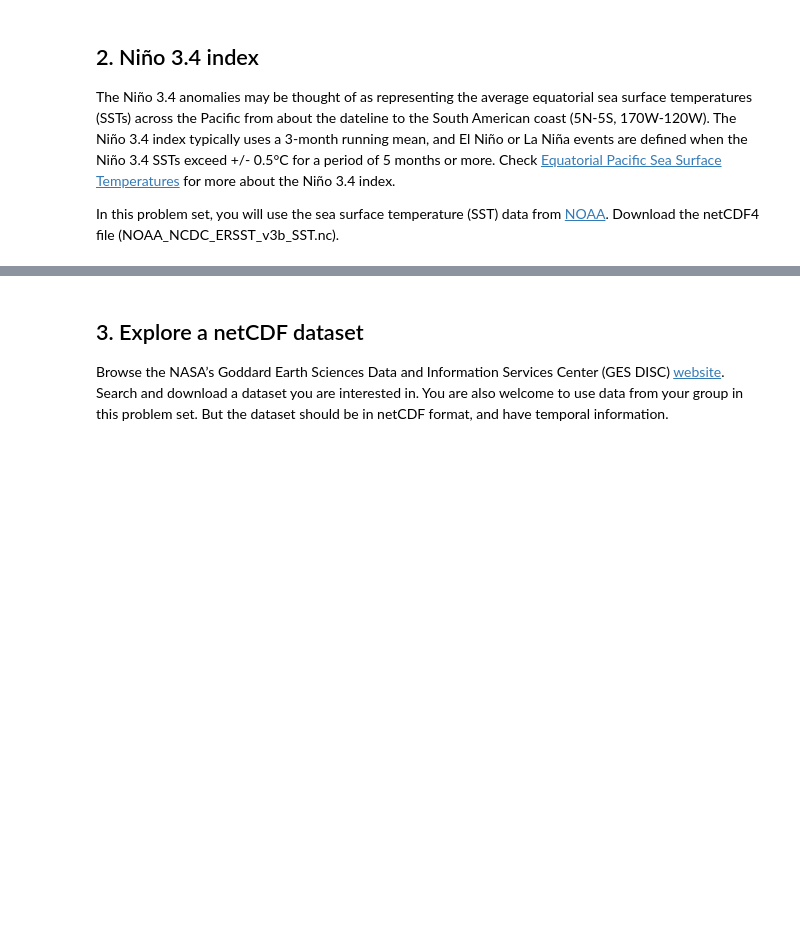
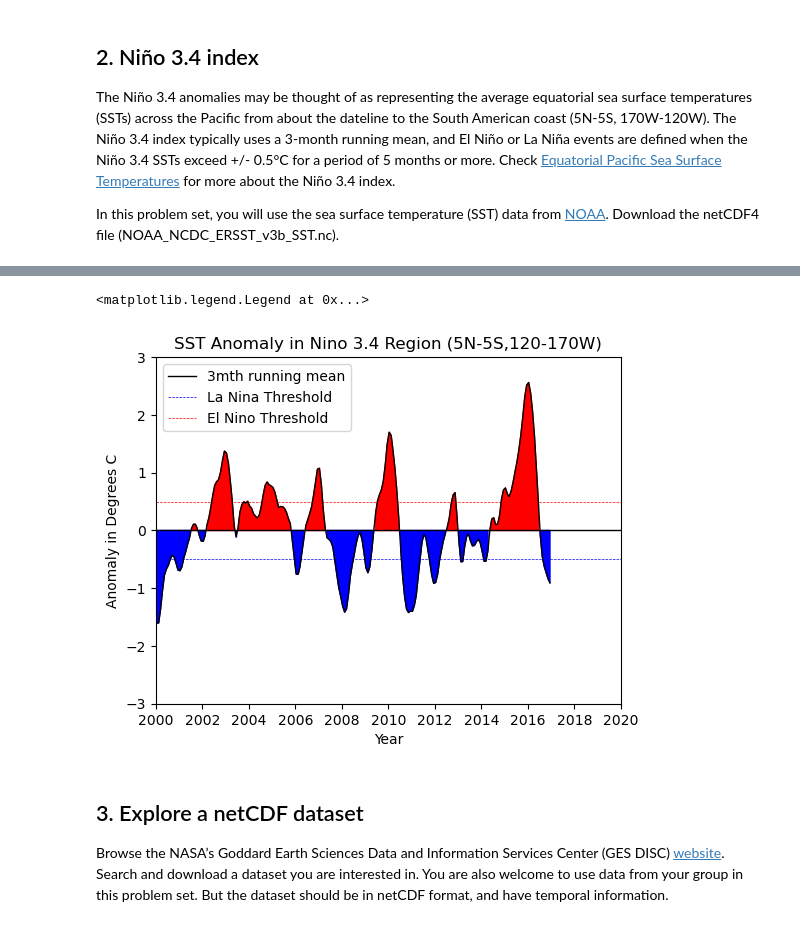
Before and after one commit to SolaProject/ESE5023_Assignments_12531386, a Jupyter notebook: PS3.ipynb, the cells around one changed output, grey strips where cells are left out. Saved outputs shown, nothing was run; the diff lists cells and outputs as text; code cells hidden in the pictures; blank space fills up the shorter version.

```diff
--- a/PS3.ipynb
+++ b/PS3.ipynb
@@ -72,5 +81,25 @@ nino_sst_anom.plot()
 
 [10 points] Visualize the computed Niño 3.4. Your plot should look similar to [this one](https://zhu-group.github.io/ese5023/Assignment_03.html#:~:text=look%20similar%20to-,this%20one,-.).
+# %%
+data_draw = nino_sst_anom.rolling(time=3).mean()
+x = data_draw.indexes["time"]
+y = data_draw.values
+y0, y1, y2 = np.zeros_like(y), y.copy(), y.copy()
+y1[y1>0], y2[y2<0] = np.nan, np.nan
+fig = plt.figure(figsize=[6, 4.5], dpi=100)
+spec = fig.add_gridspec(ncols=1, nrows=1)
+ax = fig.add_subplot(spec[0])
+ax.plot(x, y, "k-", lw=1, zorder=3)
+ax.axhline(y=0, color="k", lw=1, zorder=3, label="3mth running mean")
+ax.fill_between(x, y0, y1, color="#0000ff", zorder=2)
+ax.fill_between(x, y0, y2, color="#ff0000", zorder=2)
+ax.axhline(y=-0.5, ls="--", lw=0.5, color="#0000ff", zorder=1, label="La Nina Threshold")
+ax.axhline(y=0.5, ls="--", lw=0.5, color="#ff0000", zorder=1, label="El Nino Threshold")
+ax.set(ylim=[-3, 3], xlim=[np.datetime64("2000-01"), np.datetime64("2020-01")], title="SST Anomaly in Nino 3.4 Region (5N-5S,120-170W)", ylabel="Anomaly in Degrees C", xlabel="Year")
+ax.legend()
+# %% [output]
+<matplotlib.legend.Legend at 0x...>
+[figure, added]
 # %% [markdown]
 ## 3. Explore a netCDF dataset
 
```
Also changed, not shown: parts of 4 cells of this notebook.
